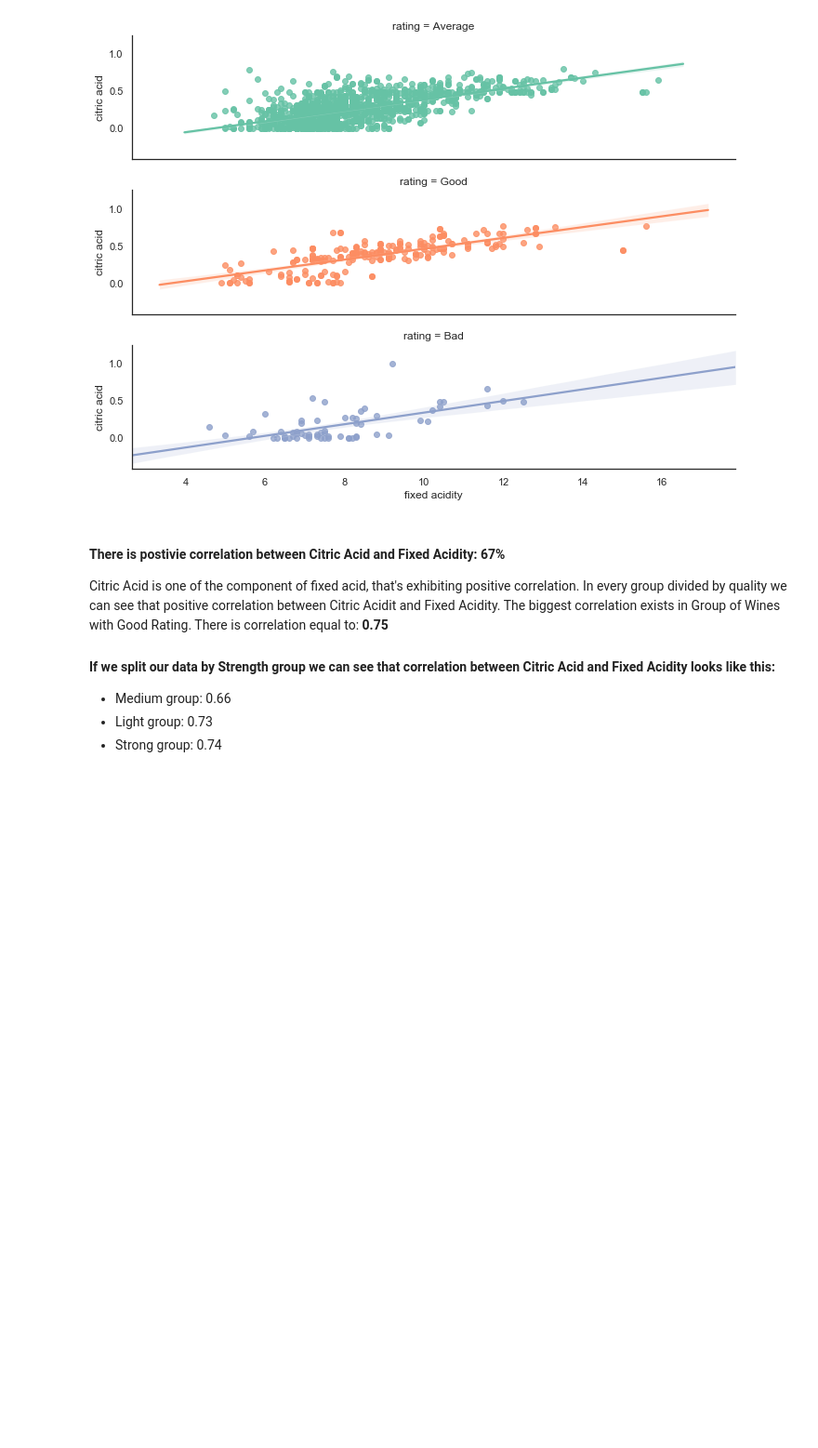
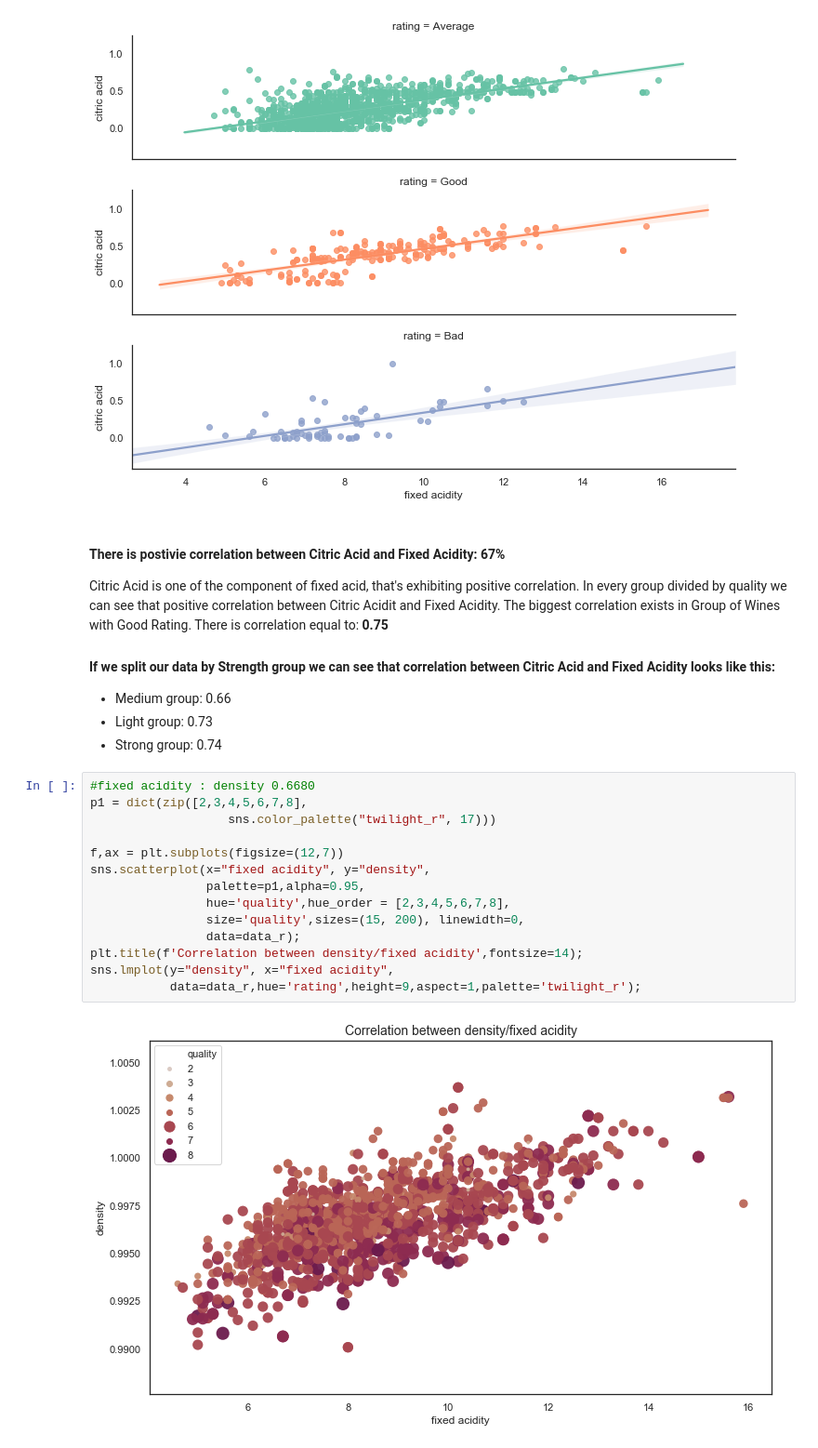
Before and after one commit to JakubPluta/EDA-ML, a Jupyter notebook: Wine Quality EDA - Red Wine.ipynb, the cells around one changed output. Shown at 93% size. Saved outputs shown, nothing was run; the diff lists cells and outputs as text; blank space fills up the shorter version.

```diff
--- a/Wine Quality EDA - Red Wine.ipynb
+++ b/Wine Quality EDA - Red Wine.ipynb
@@ -420,3 +420,19 @@ The biggest correlation exists in Group of Wines with Good Rating. There is corr
 * Medium group: 0.66
 * Light group: 0.73
 * Strong group: 0.74
+# %%
+#fixed acidity : density 0.6680
+p1 = dict(zip([2,3,4,5,6,7,8],
+                   sns.color_palette("twilight_r", 17)))
+
+f,ax = plt.subplots(figsize=(12,7))
+sns.scatterplot(x="fixed acidity", y="density",
+                palette=p1,alpha=0.95,
+                hue='quality',hue_order = [2,3,4,5,6,7,8],
+                size='quality',sizes=(15, 200), linewidth=0,
+                data=data_r);
+plt.title(f'Correlation between density/fixed acidity',fontsize=14);
+sns.lmplot(y="density", x="fixed acidity",
+           data=data_r,hue='rating',height=9,aspect=1,palette='twilight_r');
+# %% [output]
+[figure, added]
```
Also changed, not shown: parts of 2 cells of this notebook.
